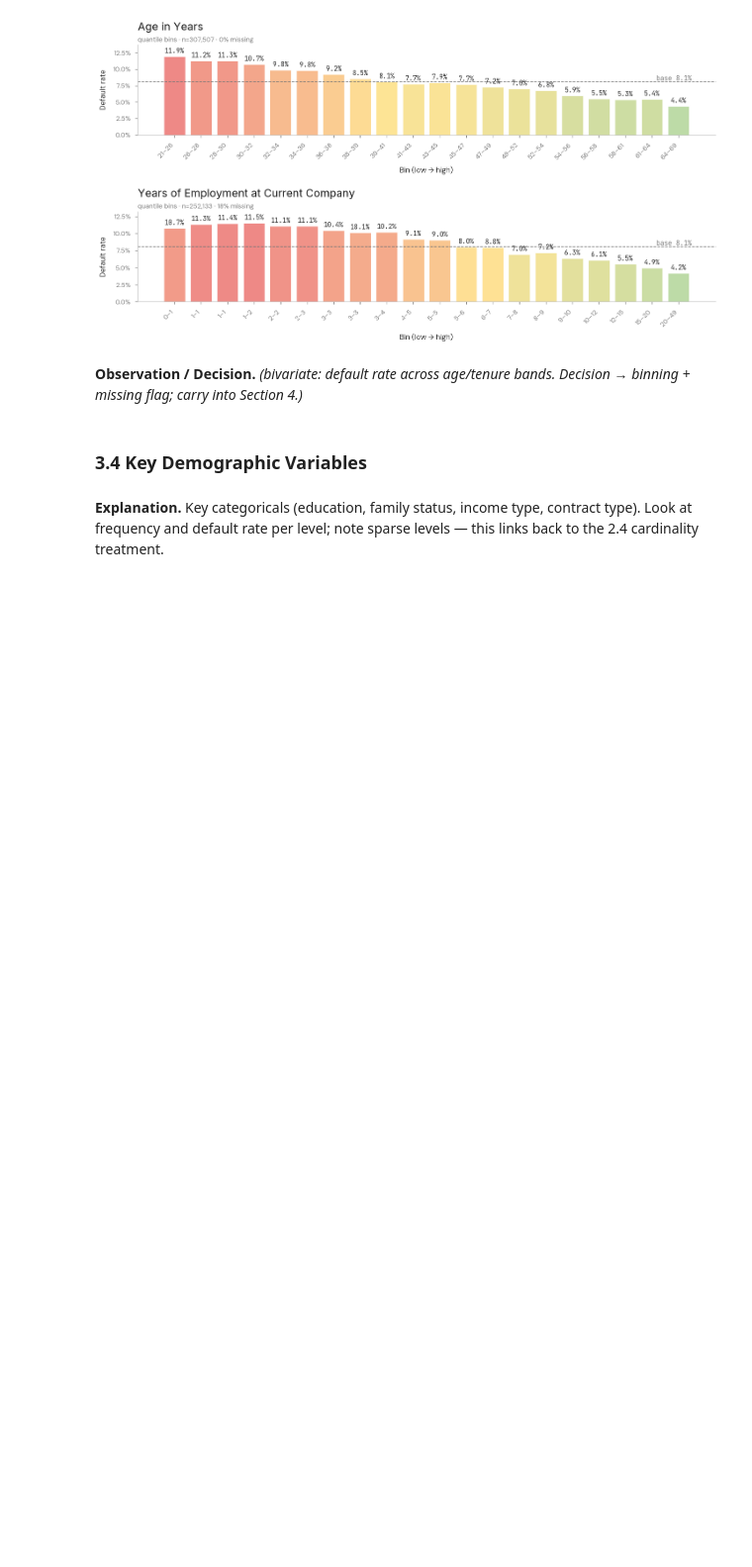
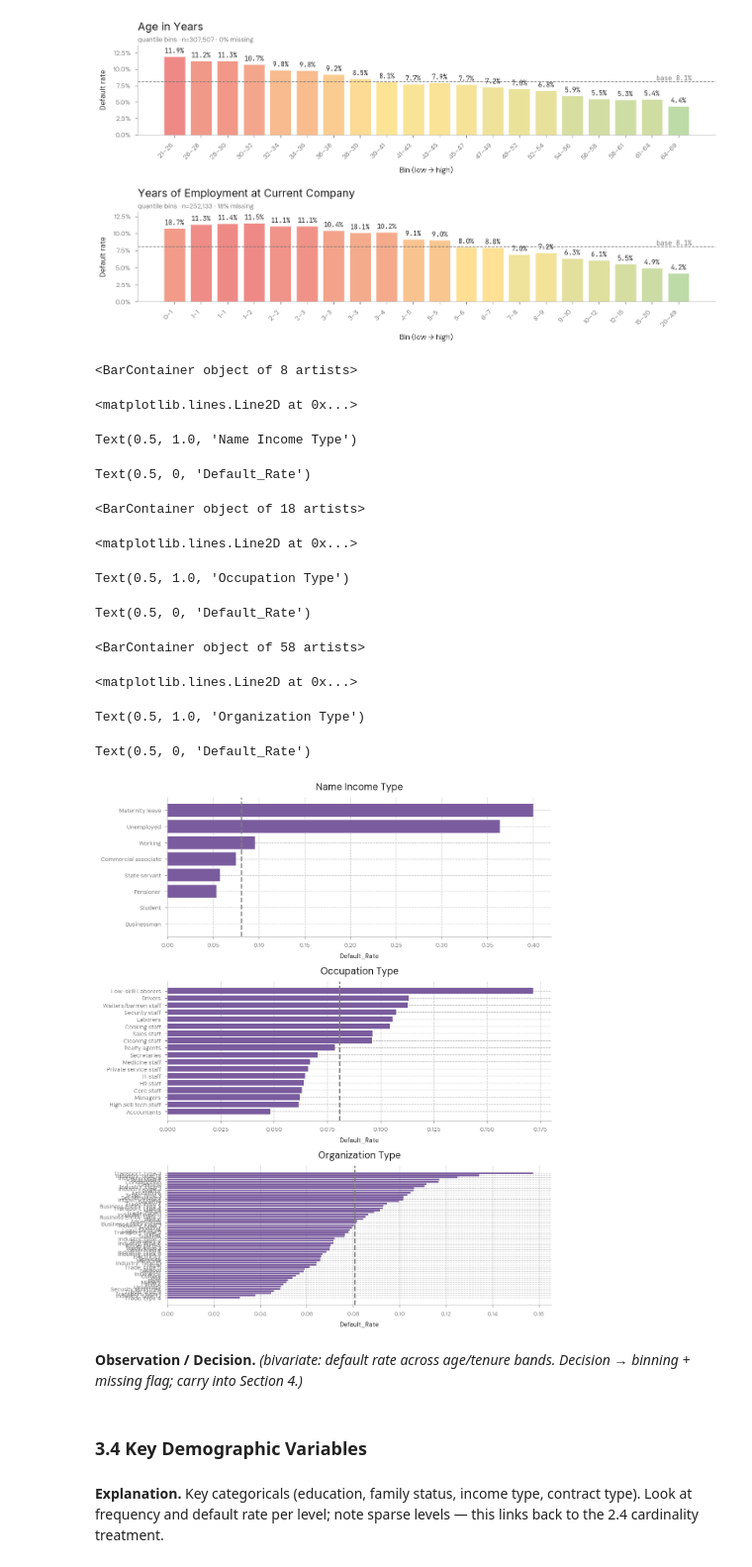
Before and after one commit to smallchuch/CreditRiskLearning, a Jupyter notebook: Projects/Flagship PD Model Project/01_Default_Rate_Driver_Scan_EDA/default_rate_driver_scan_notebook.ipynb, the cells around one changed output. Shown at 99% size. Saved outputs shown, nothing was run; the diff lists cells and outputs as text; code cells hidden in the pictures; blank space fills up the shorter version.

```diff
--- a/Projects/Flagship PD Model Project/01_Default_Rate_Driver_Scan_EDA/default_rate_driver_scan_notebook.ipynb
+++ b/Projects/Flagship PD Model Project/01_Default_Rate_Driver_Scan_EDA/default_rate_driver_scan_notebook.ipynb
@@ -1947,3 +1898,40 @@ plt.show()
+# %%
+cols_of_interest = cols_by_theme['employment']
+
+cols_of_interest = [c for c in cols_of_interest if c != 'DAYS_EMPLOYED']
+base = df['TARGET'].mean()
+
+fig, axes = plt.subplots(nrows=len(cols_of_interest), ncols=1,
+                         figsize=(10, 4 * len(cols_of_interest)))
+axes = np.atleast_1d(axes).flatten()
+
+h = 0.4
+
+axes = axes.flat
+
+for ax, col in zip(axes, cols_of_interest):
+    rate = df.groupby(col, observed=True)['TARGET'].mean().sort_values()
+    ax.barh(rate.index.astype(str), rate.values)
+    ax.axvline(base, ls = '--', color='grey')
+    ax.set_title(col.replace('_', ' ').title())
+    ax.set_xlabel('Default_Rate')
+
+plt.tight_layout()
+plt.show()
+# %% [output]
+<BarContainer object of 8 artists>
+<matplotlib.lines.Line2D at 0x...>
+Text(0.5, 1.0, 'Name Income Type')
+Text(0.5, 0, 'Default_Rate')
+<BarContainer object of 18 artists>
+<matplotlib.lines.Line2D at 0x...>
+Text(0.5, 1.0, 'Occupation Type')
+Text(0.5, 0, 'Default_Rate')
+<BarContainer object of 58 artists>
+<matplotlib.lines.Line2D at 0x...>
+Text(0.5, 1.0, 'Organization Type')
+Text(0.5, 0, 'Default_Rate')
+[figure, added]
 # %% [markdown]
 **Observation / Decision.** _(bivariate: default rate across age/tenure bands. Decision → binning + missing flag; carry into Section 4.)_
 # %% [markdown]
```
Also changed, not shown: parts of 5 cells of this notebook.
